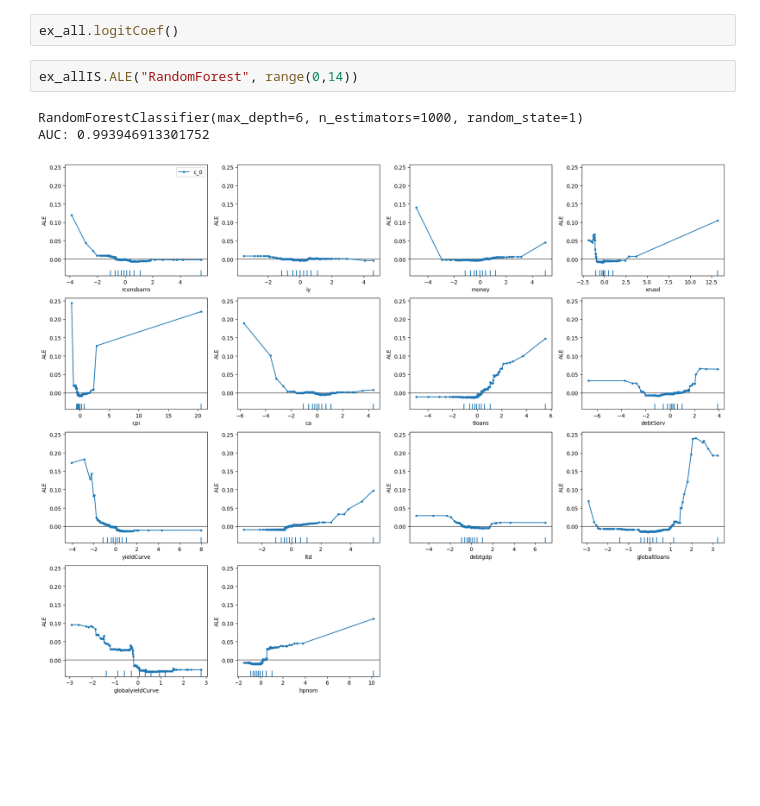
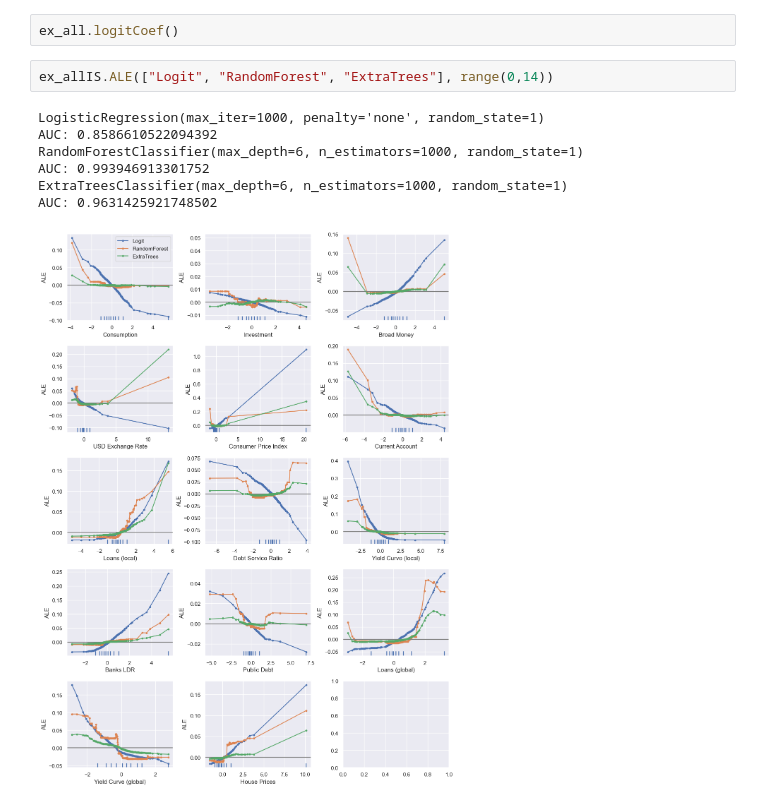
Before and after one commit to chrisreimann/financialCrisisML, a Jupyter notebook: code/run.ipynb, the cells around one changed output. Saved outputs shown, nothing was run; the diff lists cells and outputs as text; blank space fills up the shorter version.

```diff
--- a/code/run.ipynb
+++ b/code/run.ipynb
@@ -103,8 +103,12 @@ df_all.vif()
 # %%
 ex_all.logitCoef()
 # %%
-ex_allIS.ALE("RandomForest", range(0,14))
+ex_allIS.ALE(["Logit", "RandomForest", "ExtraTrees"], range(0,14))
 # %% [output]
+LogisticRegression(max_iter=1000, penalty='none', random_state=1)
+AUC: 0.8586610522094392
 RandomForestClassifier(max_depth=6, n_estimators=1000, random_state=1)
 AUC: 0.993946913301752
+ExtraTreesClassifier(max_depth=6, n_estimators=1000, random_state=1)
+AUC: 0.9631425921748502
-[figure, old version]
+[figure, new version]
```
Also changed, not shown: parts of 2 cells of this notebook, 5 other files.
